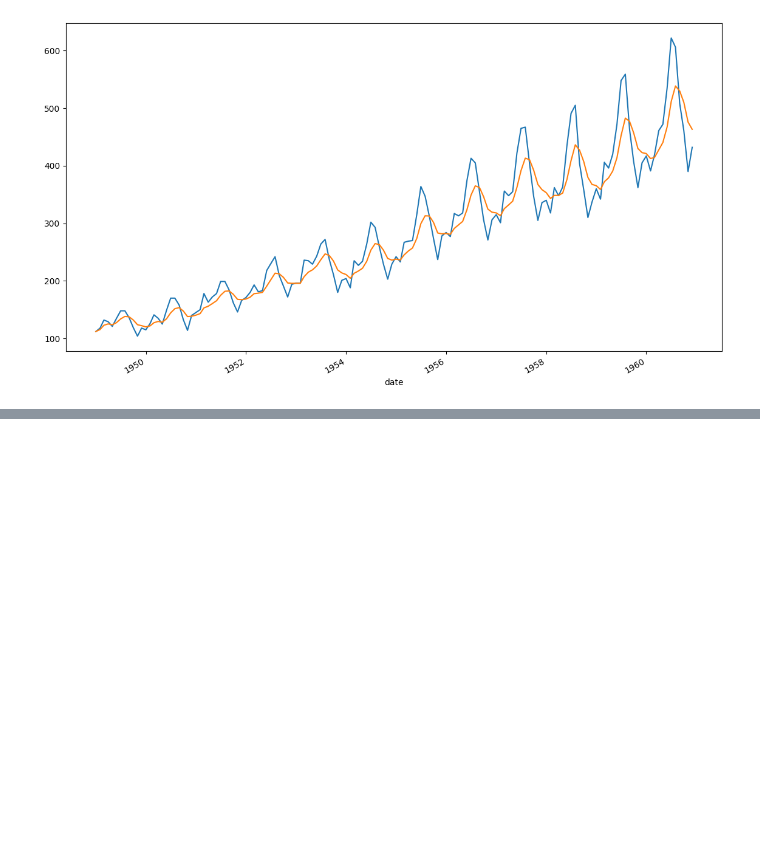
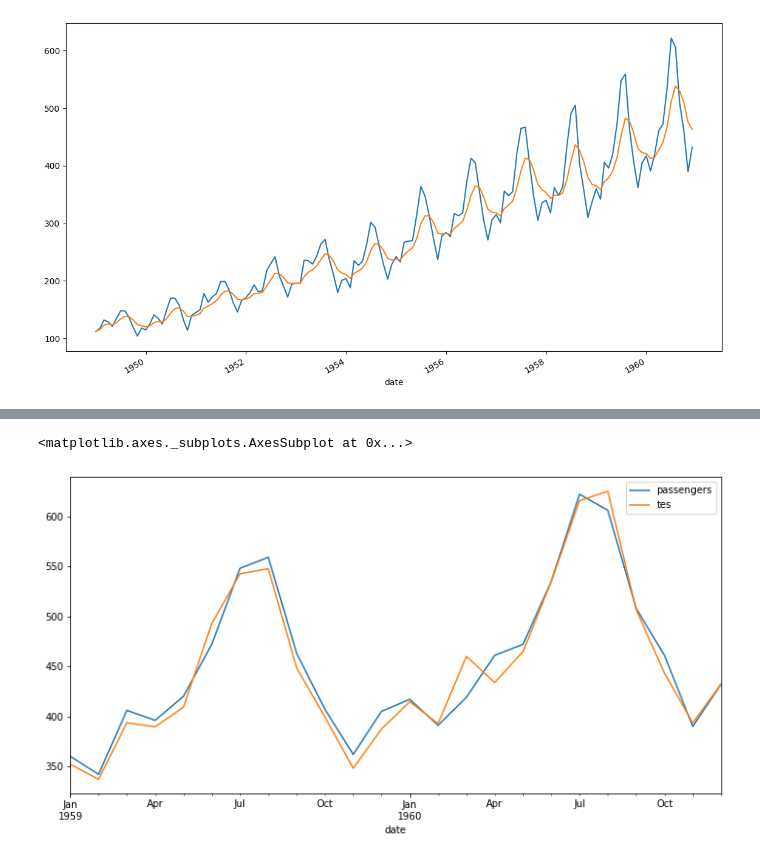
Before and after one commit to chitinglow/Classification-Machine-learning, a Jupyter notebook: TimeSeriesTut3.ipynb, the cells around one changed output, grey strips where cells are left out. Cells and saved outputs as stored; diff of their text form; code cells hidden in the pictures; blank space fills up the shorter version.

```diff
--- a/TimeSeriesTut3.ipynb
+++ b/TimeSeriesTut3.ipynb
@@ -233,0 +445,10 @@ flight_df
+# %%
+# Now we have to add in seasonality and additive or multiplicatively
+# We don't have to shift this time
+flight_df['tes'] = ExponentialSmoothing(flight_df['passengers'], trend='add', seasonal='mul', seasonal_periods=12).fit().fittedvalues
+# Triple exponential smoothing doesn't look as good because TES focuses on forecasting
+# and coming up next I'll cover how you can use all you learned to predict the future
+flight_df[['passengers', 'tes']].iloc[-24:].plot(figsize=(12,6))
+# %% [output]
+<matplotlib.axes._subplots.AxesSubplot at 0x...>
+[figure, added]
```
Also changed, not shown: parts of 14 cells of this notebook.
